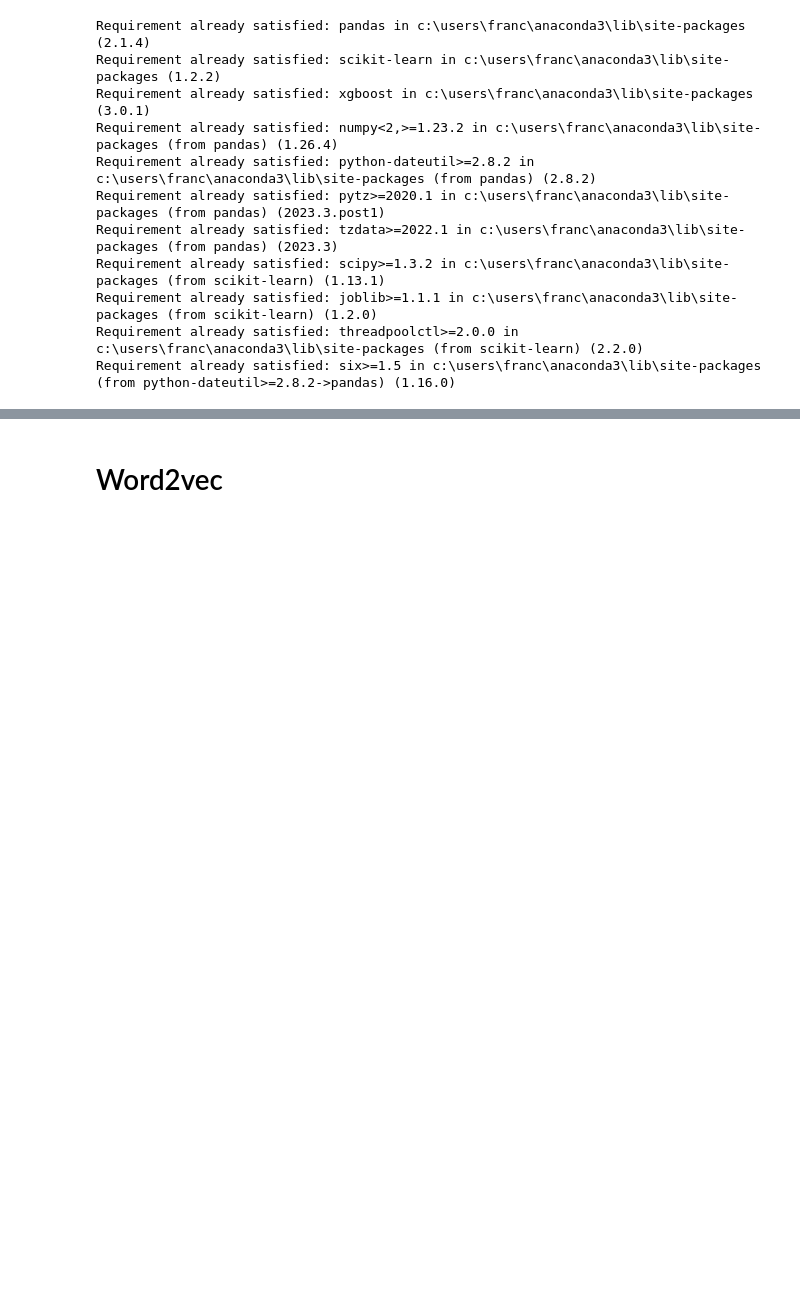
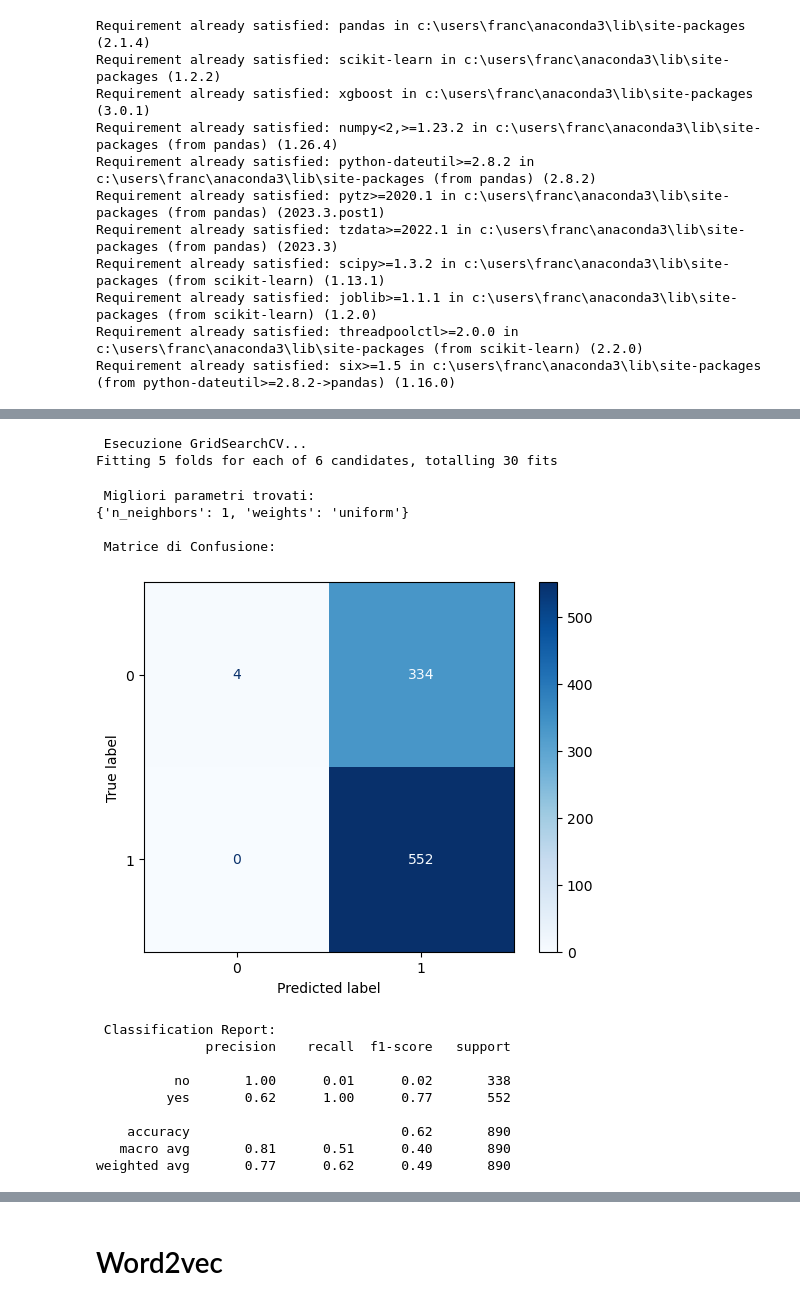
Before and after one commit to KetrinMehmeti/NLP-Project-Group-Angela, a Jupyter notebook: structuredversion_leo.ipynb, the cells around one changed output, grey strips where cells are left out. Cells and saved outputs as stored; diff of their text form; code cells hidden in the pictures; blank space fills up the shorter version.

```diff
--- a/structuredversion_leo.ipynb
+++ b/structuredversion_leo.ipynb
@@ -771,0 +952,19 @@ y_test = df_labeled_clean["final_decision"]
+# %%
+train_and_evaluate_model(Artificial_BoW, df_artificial_sampled["final_decision"], Labeled_BoW, df_labeled_clean["final_decision"], kn, kn_param, scoring='f1', cv=5)
+# %% [output]
+ Esecuzione GridSearchCV...
+Fitting 5 folds for each of 6 candidates, totalling 30 fits
+ Migliori parametri trovati:
+{'n_neighbors': 1, 'weights': 'uniform'}
+
+ Matrice di Confusione:
+[figure, added]
+ Classification Report:
+              precision    recall  f1-score   support
+
+          no       1.00      0.01      0.02       338
+         yes       0.62      1.00      0.77       552
+
+    accuracy                           0.62       890
+   macro avg       0.81      0.51      0.40       890
+weighted avg       0.77      0.62      0.49       890
```
Also changed, not shown: parts of 51 cells of this notebook.
